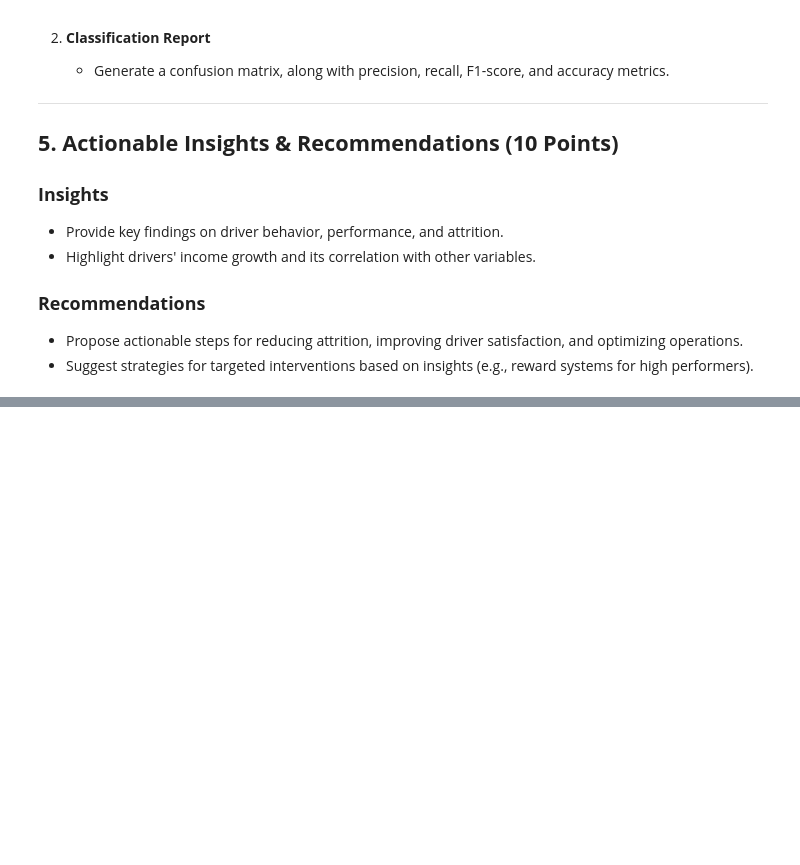
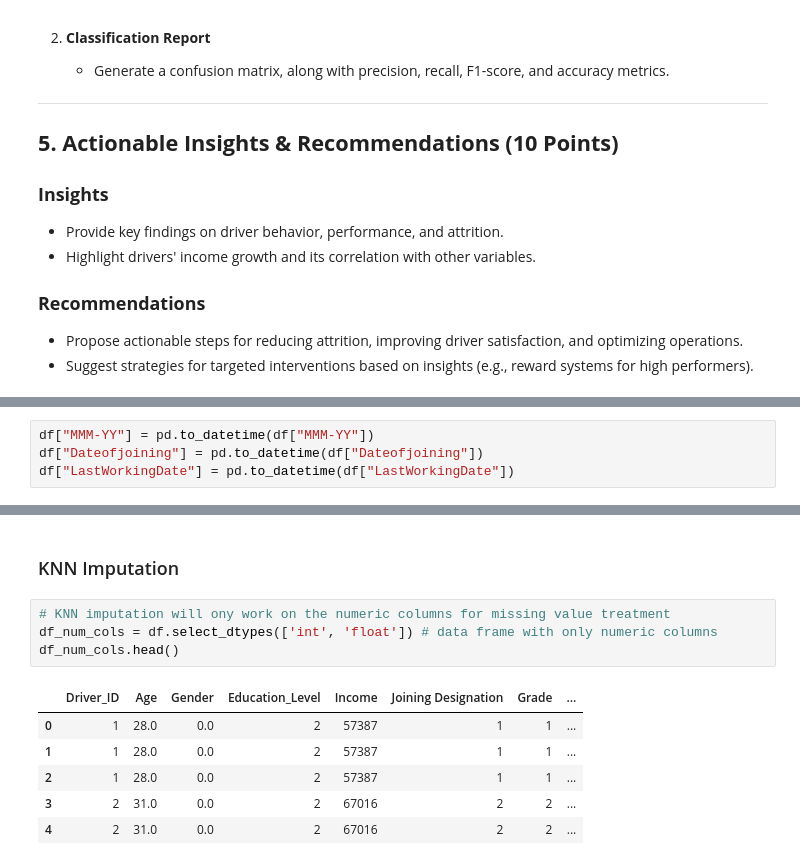
Before and after one commit to mayankbrn/9.10_Driver_churn_ensemble_learning, a Jupyter notebook: 10_Driver_churn_ensemble_learning.ipynb, the cells around one changed output, grey strips where cells are left out. Cells and saved outputs as stored; diff of their text form; blank space fills up the shorter version.

```diff
--- a/10_Driver_churn_ensemble_learning.ipynb
+++ b/10_Driver_churn_ensemble_learning.ipynb
@@ -220,0 +390,4 @@ The goal is to analyze the provided driver dataset to derive insights, predict d
+# %%
+df["MMM-YY"] = pd.to_datetime(df["MMM-YY"])
+df["Dateofjoining"] = pd.to_datetime(df["Dateofjoining"])
+df["LastWorkingDate"] = pd.to_datetime(df["LastWorkingDate"])
@@ -220,0 +417,13 @@ The goal is to analyze the provided driver dataset to derive insights, predict d
+# %% [markdown]
+### KNN Imputation
+# %%
+# KNN imputation will ony work on the numeric columns for missing value treatment
+df_num_cols = df.select_dtypes(['int', 'float']) # data frame with only numeric columns
+df_num_cols.head()
+# %% [output]
+|  | Driver_ID | Age | Gender | Education_Level | Income | Joining Designation | Grade | ... |
+| 0 | 1 | 28.0 | 0.0 | 2 | 57387 | 1 | 1 | ... |
+| 1 | 1 | 28.0 | 0.0 | 2 | 57387 | 1 | 1 | ... |
+| 2 | 1 | 28.0 | 0.0 | 2 | 57387 | 1 | 1 | ... |
+| 3 | 2 | 31.0 | 0.0 | 2 | 67016 | 2 | 2 | ... |
+| 4 | 2 | 31.0 | 0.0 | 2 | 67016 | 2 | 2 | ... |
```
Also changed, not shown: parts of 33 cells of this notebook.
